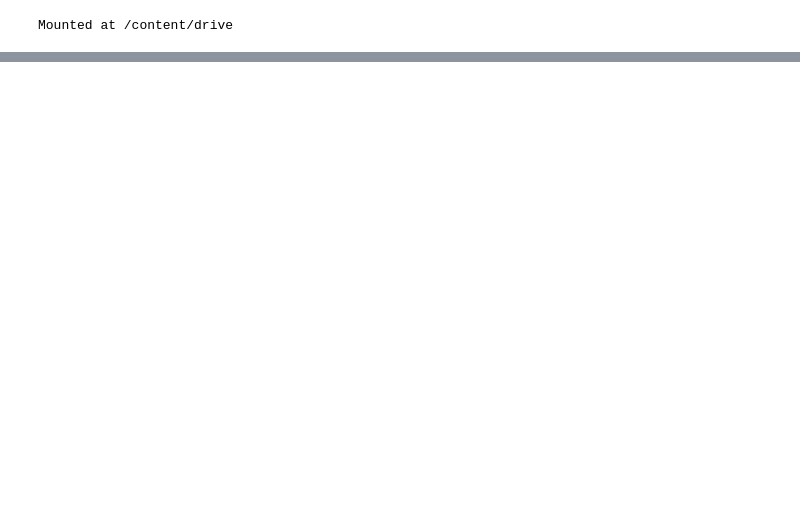
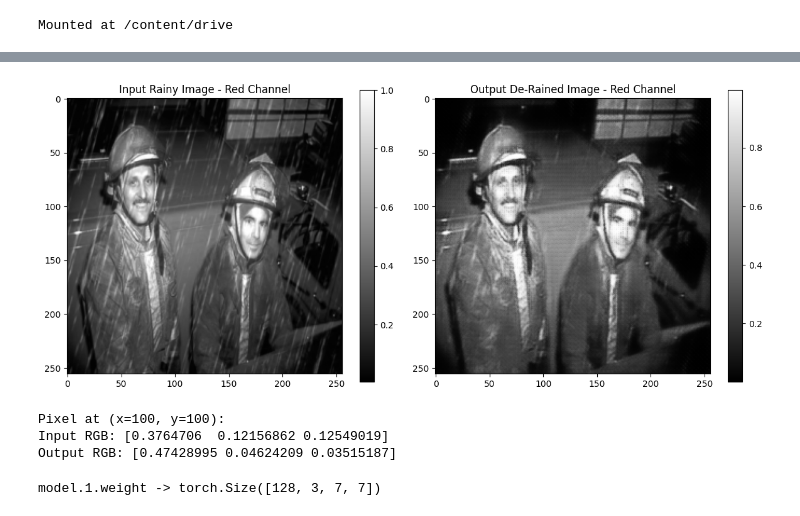
Before and after one commit to AbdulSheffa/IRP, a Jupyter notebook: FYP_GAN.ipynb, the cells around one changed output, grey strips where cells are left out. Saved outputs shown, nothing was run; the diff lists cells and outputs as text; code cells hidden in the pictures; blank space fills up the shorter version.

```diff
--- a/FYP_GAN.ipynb
+++ b/FYP_GAN.ipynb
@@ -1137,0 +1090,48 @@ final_image, psnr_score, ssim_score, lpips_score = derain_pipeline(input_image,
+# %%
+import numpy as np
+
+# Convert tensors to NumPy for pixel access
+input_np = img_tensor.squeeze(0).cpu().detach().numpy()  # shape: (3, H, W)
+output_np = de_rained_tensor.squeeze(0).cpu().detach().numpy()  # shape: (3, H, W)
+
+# Denormalize input image too
+input_np = (input_np * 0.5) + 0.5
+output_np = np.clip(output_np, 0, 1)
+
+# Select Red channel (index 0)
+input_red = input_np[0]
+output_red = output_np[0]
+
+# Plot pixel intensity of red channel for comparison
+plt.figure(figsize=(12, 5))
+
+plt.subplot(1, 2, 1)
+plt.imshow(input_red, cmap='gray')
+plt.title("Input Rainy Image - Red Channel")
+plt.colorbar()
+
+plt.subplot(1, 2, 2)
+plt.imshow(output_red, cmap='gray')
+plt.title("Output De-Rained Image - Red Channel")
+plt.colorbar()
+
+plt.tight_layout()
+plt.show()
+
+# Optional: Print pixel values at a specific location
+x, y = 100, 100  # Choose any pixel location
+print(f"Pixel at (x={x}, y={y}):")
+print("Input RGB:", input_np[:, x, y])
+print("Output RGB:", output_np[:, x, y])
+# %% [output]
+[figure, added]
+Pixel at (x=100, y=100):
+Input RGB: [0.3764706  0.12156862 0.12549019]
+Output RGB: [0.47428995 0.04624209 0.03515187]
+# %%
+ckpt = torch.load("/content/drive/MyDrive/Khabeer - IRP/Dataset/checkpoint_3/final_trained_model_1.pth", map_location="cpu")
+first_key = list(ckpt["model_G_B_state_dict"].keys())[0]
+first_tensor = ckpt["model_G_B_state_dict"][first_key]
+print(f"{first_key} -> {first_tensor.shape}")
+# %% [output]
+model.1.weight -> torch.Size([128, 3, 7, 7])
```
Also changed, not shown: parts of 28 cells of this notebook.
